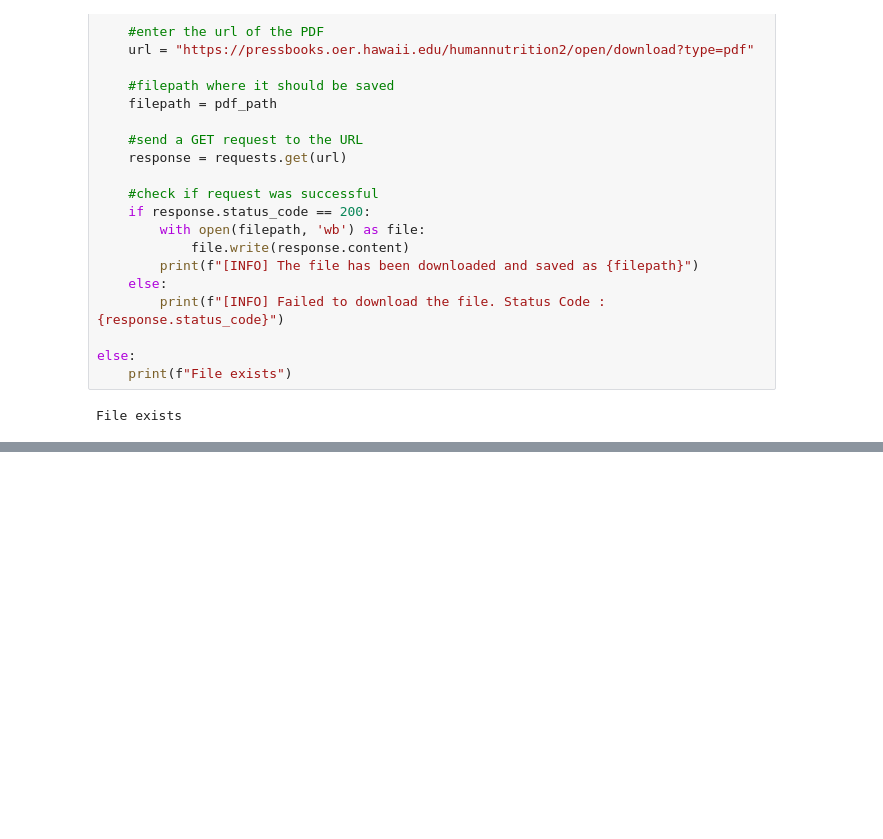
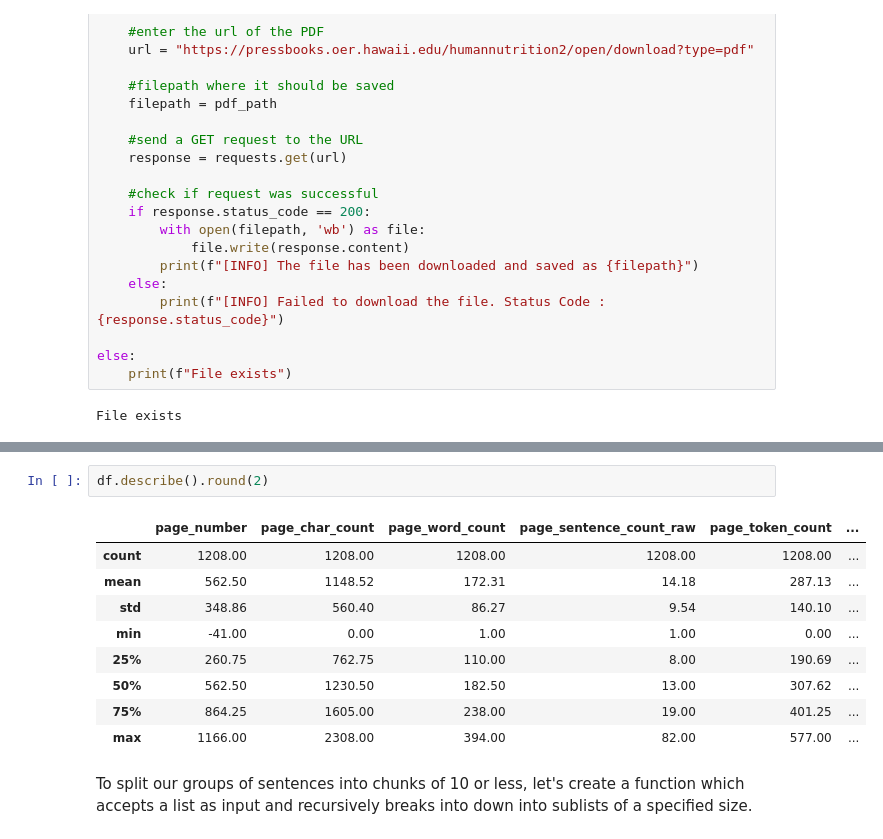
Before and after one commit to psycoplankton/RAG-from-scratch, a Jupyter notebook: rag.ipynb, the cells around one changed output, grey strips where cells are left out. Drawn from its saved outputs; the diff is of its cells as text; blank space fills up the shorter version.

```diff
--- a/rag.ipynb
+++ b/rag.ipynb
@@ -75,0 +279,14 @@ File exists
+# %%
+df.describe().round(2)
+# %% [output]
+|  | page_number | page_char_count | page_word_count | page_sentence_count_raw | page_token_count | ... |
+| count | 1208.00 | 1208.00 | 1208.00 | 1208.00 | 1208.00 | ... |
+| mean | 562.50 | 1148.52 | 172.31 | 14.18 | 287.13 | ... |
+| std | 348.86 | 560.40 | 86.27 | 9.54 | 140.10 | ... |
+| min | -41.00 | 0.00 | 1.00 | 1.00 | 0.00 | ... |
+| 25% | 260.75 | 762.75 | 110.00 | 8.00 | 190.69 | ... |
+| 50% | 562.50 | 1230.50 | 182.50 | 13.00 | 307.62 | ... |
+| 75% | 864.25 | 1605.00 | 238.00 | 19.00 | 401.25 | ... |
+| max | 1166.00 | 2308.00 | 394.00 | 82.00 | 577.00 | ... |
+# %% [markdown]
+To split our groups of sentences into chunks of 10 or less, let's create a function which accepts a list as input and recursively breaks into down into sublists of a specified size.
```
Also changed, not shown: parts of 20 cells of this notebook.
